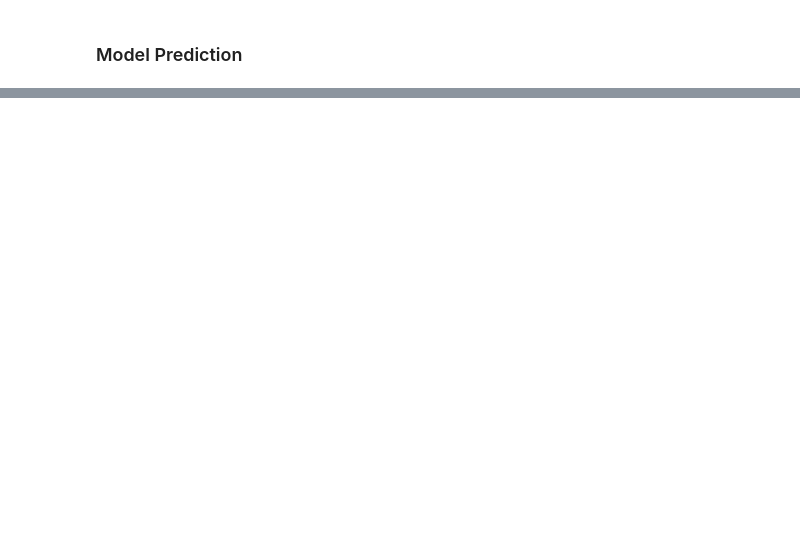
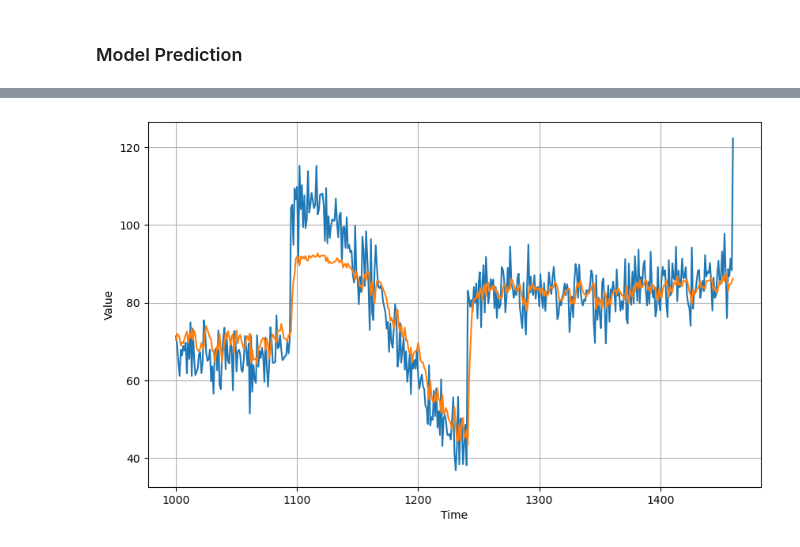
Before and after one commit to karamalhanatleh/DeepLearning.AI-TensorFlow-Developer-Professional, a Jupyter notebook: Sequences, Time Series and Prediction/Week3/Using a Simple RNN for forecasting.ipynb, the cells around one changed output, grey strips where cells are left out. Cells and saved outputs as stored; diff of their text form; code cells hidden in the pictures; blank space fills up the shorter version.

```diff
--- a/Sequences, Time Series and Prediction/Week3/Using a Simple RNN for forecasting.ipynb
+++ b/Sequences, Time Series and Prediction/Week3/Using a Simple RNN for forecasting.ipynb
@@ -317,2 +317,19 @@ Epoch 39/100
 # %% [markdown]
 ### Model Prediction
+# %%
+# Initialize a list
+forecast = []
+
+# Reduce the original series
+forecast_series = series[split_time - window_size:]
+
+# Use the model to predict data points per window size
+for time in range(len(forecast_series) - window_size):
+  forecast.append(model.predict(forecast_series[time:time + window_size][np.newaxis]))
+
+# Convert to a numpy array and drop single dimensional axes
+results = np.array(forecast).squeeze()
+
+# Plot the results
+plot_series(time_valid, (x_valid, results))
+# %% [output]
@@ -318,0 +353 @@ Epoch 39/100
+[figure, added]
```
Also changed, not shown: parts of 5 cells of this notebook, 4 other files.
